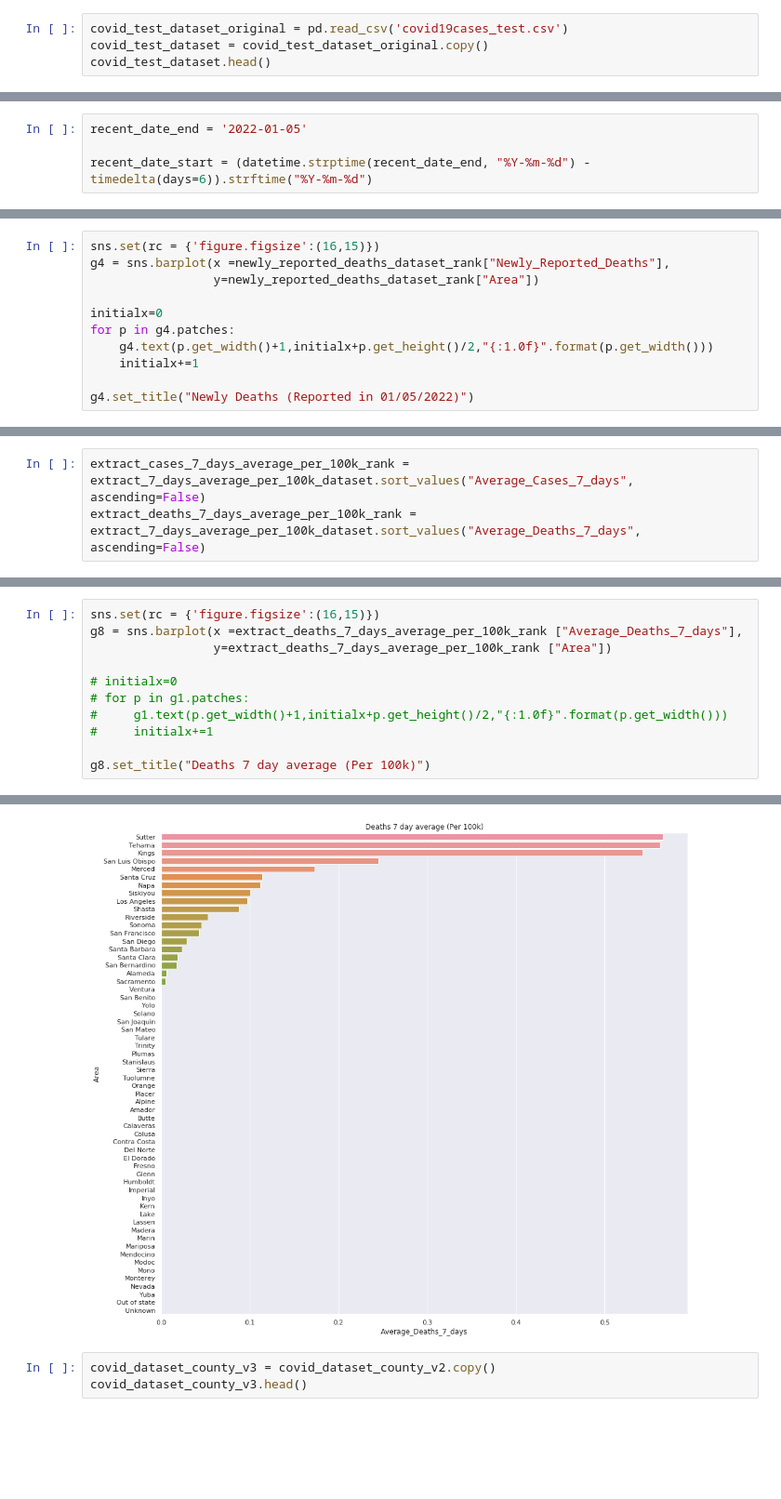
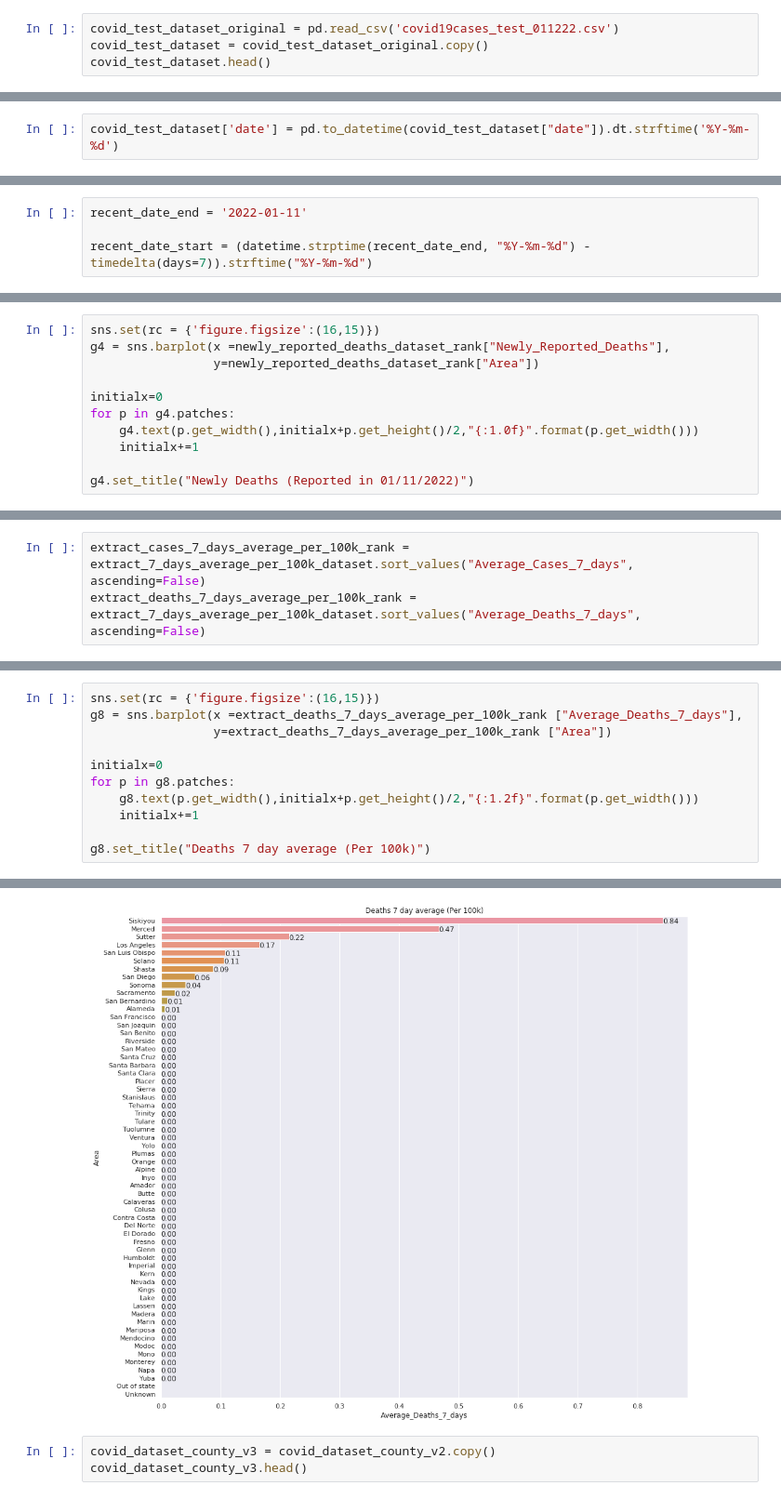
Before and after one commit to whehdwns/Covid19_California_Cases_Statistics, a Jupyter notebook: Covid_data_visualization.ipynb, the cells around one changed output, grey strips where cells are left out. Shown at 93% size. Drawn from its saved outputs; the diff is of its cells as text; blank space fills up the shorter version.

```diff
--- a/Covid_data_visualization.ipynb
+++ b/Covid_data_visualization.ipynb
@@ -9,7 +9,7 @@ import math
 from datetime import datetime, timedelta
 warnings.filterwarnings('ignore')
 # %%
-covid_test_dataset_original = pd.read_csv('covid19cases_test.csv')
+covid_test_dataset_original = pd.read_csv('covid19cases_test_011222.csv')
 covid_test_dataset = covid_test_dataset_original.copy()
 covid_test_dataset.head()
 # %% [output]
@@ -21,0 +22,2 @@ covid_test_dataset.head()
+# %%
+covid_test_dataset['date'] = pd.to_datetime(covid_test_dataset["date"]).dt.strftime('%Y-%m-%d')
@@ -22,7 +40,7 @@ covid_test_dataset.head()
 # %%
-recent_date_end = '2022-01-05'
+recent_date_end = '2022-01-11'
 
-recent_date_start = (datetime.strptime(recent_date_end, "%Y-%m-%d") -timedelta(days=6)).strftime("%Y-%m-%d")
+recent_date_start = (datetime.strptime(recent_date_end, "%Y-%m-%d") -timedelta(days=7)).strftime("%Y-%m-%d")
 # %%
 # There are 60 unique counties with "California" exclude in the datatset
 len(covid_test_dataset['area'].unique())
@@ -125,8 +143,8 @@ g4 = sns.barplot(x =newly_reported_deaths_dataset_rank["Newly_Reported_Deaths"],
 
 initialx=0
 for p in g4.patches:
-    g4.text(p.get_width()+1,initialx+p.get_height()/2,"{:1.0f}".format(p.get_width()))
+    g4.text(p.get_width(),initialx+p.get_height()/2,"{:1.0f}".format(p.get_width()))
     initialx+=1
 
-g4.set_title("Newly Deaths (Reported in 01/05/2022)")
+g4.set_title("Newly Deaths (Reported in 01/11/2022)")
 # %% [output]
@@ -360,10 +402,10 @@ sns.set(rc = {'figure.figsize':(16,15)})
 g8 = sns.barplot(x =extract_deaths_7_days_average_per_100k_rank ["Average_Deaths_7_days"],
                  y=extract_deaths_7_days_average_per_100k_rank ["Area"])
 
-# initialx=0
-# for p in g1.patches:
-#     g1.text(p.get_width()+1,initialx+p.get_height()/2,"{:1.0f}".format(p.get_width()))
-#     initialx+=1
+initialx=0
+for p in g8.patches:
+    g8.text(p.get_width(),initialx+p.get_height()/2,"{:1.2f}".format(p.get_width()))
+    initialx+=1
 
 g8.set_title("Deaths 7 day average (Per 100k)")
 # %% [output]
@@ -371,4 +417,4 @@ Text(0.5, 1.0, 'Deaths 7 day average (Per 100k)')
-[figure, old version]
+[figure, new version]
 # %%
 covid_dataset_county_v3 = covid_dataset_county_v2.copy()
 covid_dataset_county_v3.head()
```
Also changed, not shown: parts of 26 cells of this notebook.
